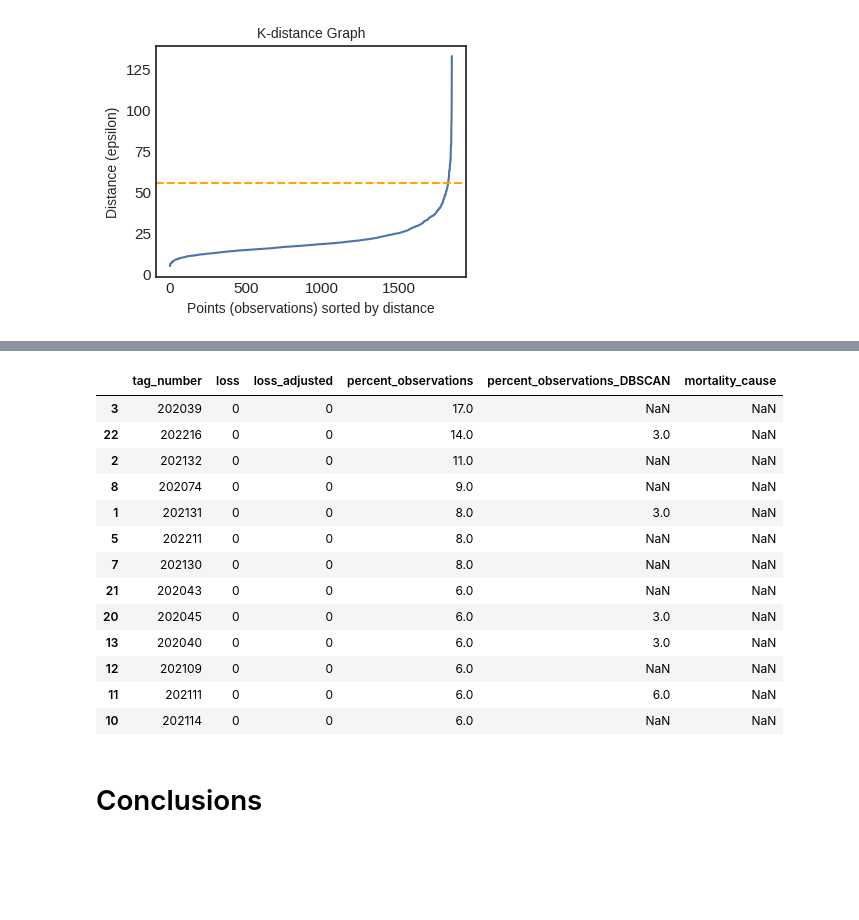
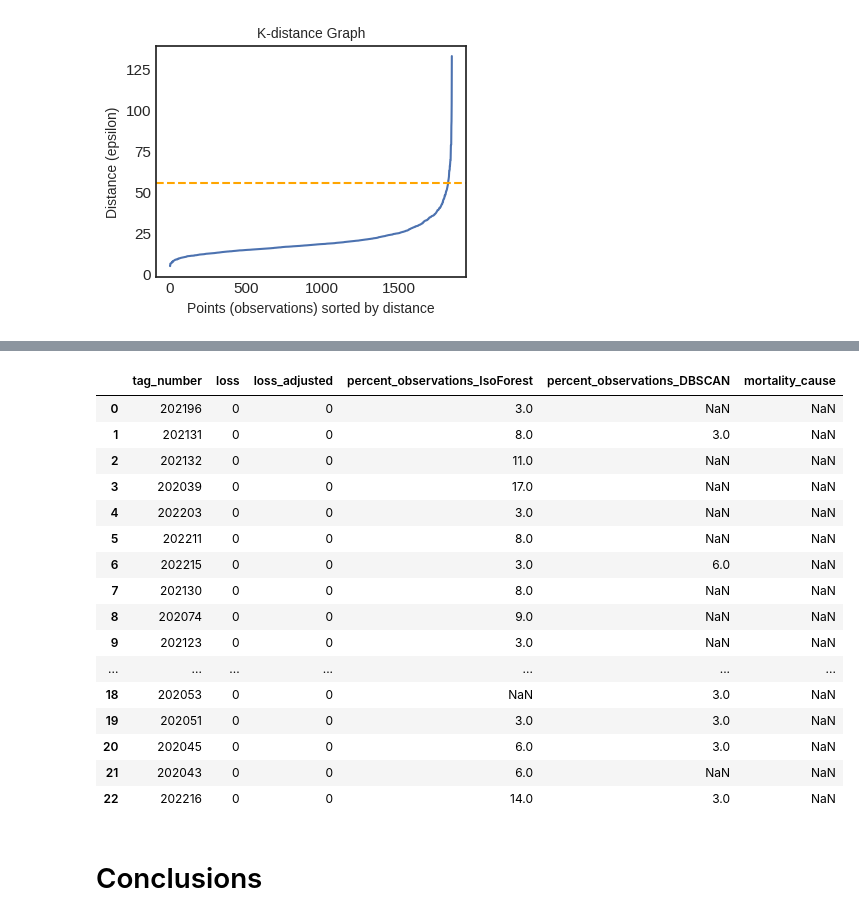
Before and after one commit to ais0219/AnomalyDetection, a Jupyter notebook: 00_final_report_bees.ipynb, the cells around one changed output, grey strips where cells are left out. Cells and saved outputs as stored; diff of their text form; code cells hidden in the pictures; blank space fills up the shorter version.

```diff
--- a/00_final_report_bees.ipynb
+++ b/00_final_report_bees.ipynb
@@ -564,2 +486,16 @@ outliers[outliers.loss == 1]
+# %%
+clustering = DBSCAN(eps=55, min_samples = 2).fit(df_phenotypic.drop('tag_number', axis = 1))
+
+labels_df = pd.DataFrame(clustering.labels_)
+#print(labels_df.value_counts())
+labels_df = labels_df.merge(df_phenotypic['tag_number'], right_index=True, left_index=True)
+labels_df = labels_df.rename(columns={0:'cluster'})
+
+tmp = labels_df.groupby('tag_number')['cluster'].value_counts().reset_index()
+tmp = tmp[tmp['cluster'] == -1]
+outliers = tmp.merge(status)
+outliers['percent_observations'] = np.round(outliers['count']/outliers['elapsed_days']*100,0)
+outliers = (outliers.sort_values(by ='percent_observations', ascending = False)
+            .drop(['cluster','count','elapsed_days'], axis = 1))
 # %% [markdown]
 ---
@@ -590,0 +505,9 @@ tmp
+# %%
+outliers = outliers.rename(columns={'percent_observations':'percent_observations_DBSCAN'})
+anomalies = anomalies.rename(columns={'percent_observations':'percent_observations_IsoForest'})
+
+tmp = anomalies.merge(outliers, how = 'outer').sort_values(by = 'loss_adjusted',ascending = False)
+tmp = tmp[tmp.loss == 1]
+tmp = (tmp.merge(colony_info[['tag_number','mortality_cause']], how='left'))
+   # .sort_values('percent_observations_IsoForest', ascending= False))
+tmp
@@ -596,24 +535,26 @@ tmp
 # %%
 tmp = anomalies.merge(outliers, how = 'outer').sort_values(by = 'loss_adjusted',ascending = False)
 tmp = tmp[tmp.loss == 0]
-tmp = (tmp.merge(colony_info[['tag_number','mortality_cause']], how='left')
-    .sort_values('percent_observations', ascending= False))
-tmp[tmp.percent_observations > contamination*100]
+tmp = (tmp.merge(colony_info[['tag_number','mortality_cause']], how='left'))
+tmp
 # %% [output]
-|  | tag_number | loss | loss_adjusted | percent_observations | percent_observations_DBSCAN | mortality_cause |
+|  | tag_number | loss | loss_adjusted | percent_observations_IsoForest | percent_observations_DBSCAN | mortality_cause |
+| 0 | 202196 | 0 | 0 | 3.0 | NaN | NaN |
+| 1 | 202131 | 0 | 0 | 8.0 | 3.0 | NaN |
+| 2 | 202132 | 0 | 0 | 11.0 | NaN | NaN |
 | 3 | 202039 | 0 | 0 | 17.0 | NaN | NaN |
+| 4 | 202203 | 0 | 0 | 3.0 | NaN | NaN |
+| 5 | 202211 | 0 | 0 | 8.0 | NaN | NaN |
+| 6 | 202215 | 0 | 0 | 3.0 | 6.0 | NaN |
+| 7 | 202130 | 0 | 0 | 8.0 | NaN | NaN |
+| 8 | 202074 | 0 | 0 | 9.0 | NaN | NaN |
+| 9 | 202123 | 0 | 0 | 3.0 | NaN | NaN |
+| ... | ... | ... | ... | ... | ... | ... |
+| 18 | 202053 | 0 | 0 | NaN | 3.0 | NaN |
+| 19 | 202051 | 0 | 0 | 3.0 | 3.0 | NaN |
+| 20 | 202045 | 0 | 0 | 6.0 | 3.0 | NaN |
+| 21 | 202043 | 0 | 0 | 6.0 | NaN | NaN |
 | 22 | 202216 | 0 | 0 | 14.0 | 3.0 | NaN |
-| 2 | 202132 | 0 | 0 | 11.0 | NaN | NaN |
-| 8 | 202074 | 0 | 0 | 9.0 | NaN | NaN |
-| 1 | 202131 | 0 | 0 | 8.0 | 3.0 | NaN |
-| 5 | 202211 | 0 | 0 | 8.0 | NaN | NaN |
-| 7 | 202130 | 0 | 0 | 8.0 | NaN | NaN |
-| 21 | 202043 | 0 | 0 | 6.0 | NaN | NaN |
-| 20 | 202045 | 0 | 0 | 6.0 | 3.0 | NaN |
-| 13 | 202040 | 0 | 0 | 6.0 | 3.0 | NaN |
-| 12 | 202109 | 0 | 0 | 6.0 | NaN | NaN |
-| 11 | 202111 | 0 | 0 | 6.0 | 6.0 | NaN |
-| 10 | 202114 | 0 | 0 | 6.0 | NaN | NaN |
 # %% [markdown]
 # Conclusions
 # %% [markdown]
```
Also changed, not shown: parts of 19 cells of this notebook.
